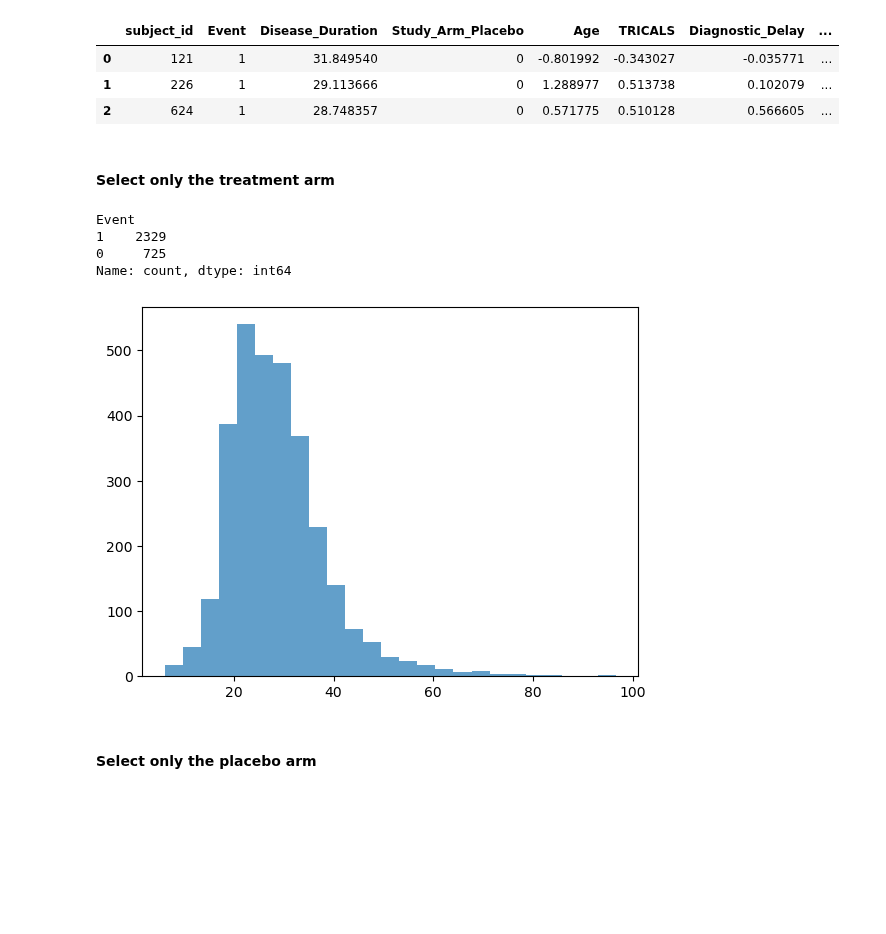
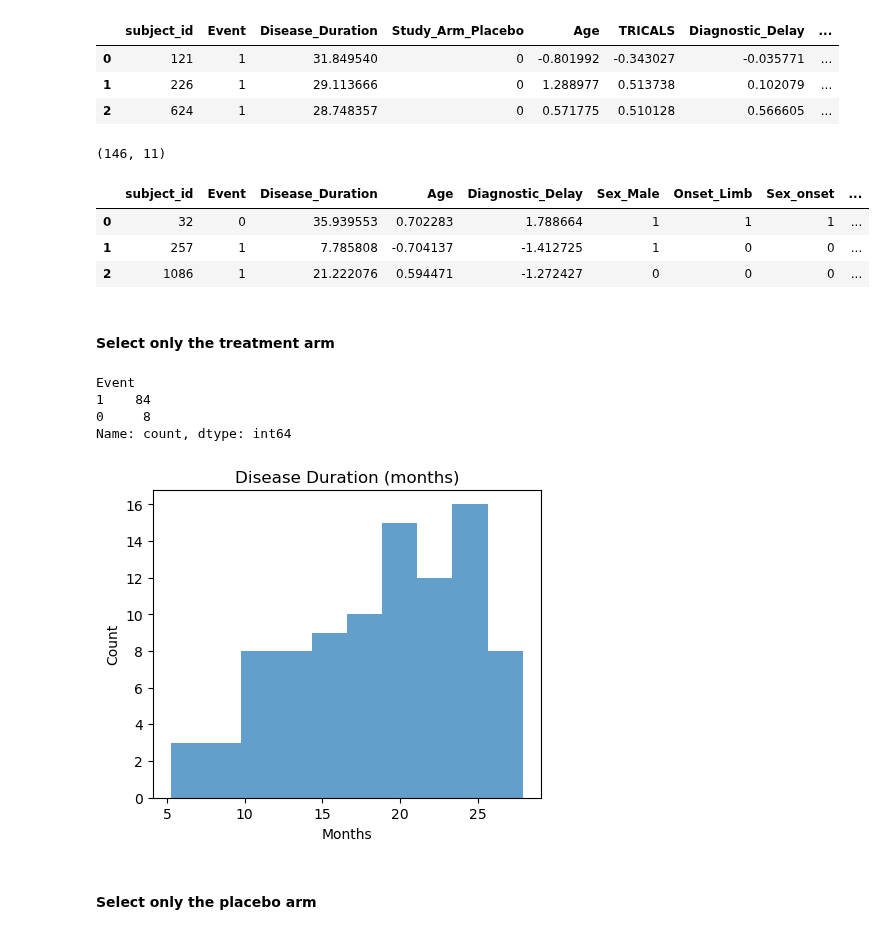
Before and after one commit to Uzoemeka/All_ALS_Data, a Jupyter notebook: 07.3_flexible_parametric_model_script_val_functionized_main_placebo_ext_trt_val.ipynb, the cells around one changed output. Cells and saved outputs as stored; diff of their text form; code cells hidden in the pictures; blank space fills up the shorter version.

```diff
--- a/07.3_flexible_parametric_model_script_val_functionized_main_placebo_ext_trt_val.ipynb
+++ b/07.3_flexible_parametric_model_script_val_functionized_main_placebo_ext_trt_val.ipynb
@@ -42,15 +43,27 @@ miro0 = pd.read_csv('/Users/Apple/projects/ALS_Digital_Twins/All_processed_data/
 miroli0 = pd.read_csv('/Users/Apple/projects/ALS_Digital_Twins/All_processed_data/DataFile/miroli0_processed_data_for_fp_model_21-01-2026.csv')
 ril_3010 = pd.read_csv('/Users/Apple/projects/ALS_Digital_Twins/All_processed_data/DataFile/ril_3010_processed_data_for_fp_model_21-01-2026.csv')
 proact0 = pd.read_csv('/Users/Apple/projects/ALS_Digital_Twins/All_processed_data/DataFile/proact0_processed_data_for_fp_model_21-01-2026.csv')
+MND_lica = pd.read_csv('/Users/Apple/projects/ALS_Digital_Twins/All_processed_data/DataFIle/MNDRegisterDataset_licals.csv')
+MND_miro = pd.read_csv('/Users/Apple/projects/ALS_Digital_Twins/All_processed_data/DataFIle/MNDRegisterDataset_mirocals.csv')
+MND_rilu = pd.read_csv('/Users/Apple/projects/ALS_Digital_Twins/All_processed_data/DataFIle/MNDRegisterDataset_riluzole.csv')
+# %%
+proact0.head(3)
+# %% [output]
+|  | subject_id | Event | Disease_Duration | Study_Arm_Placebo | Age | TRICALS | Diagnostic_Delay | ... |
+| 0 | 121 | 1 | 31.849540 | 0 | -0.801992 | -0.343027 | -0.035771 | ... |
+| 1 | 226 | 1 | 29.113666 | 0 | 1.288977 | 0.513738 | 0.102079 | ... |
+| 2 | 624 | 1 | 28.748357 | 0 | 0.571775 | 0.510128 | 0.566605 | ... |
 # %%
 proact0 = proact0[proact0['Disease_Duration'] < 120]
 # %%
-proact0.head(3)
+print(MND_lica.shape)
+MND_lica.head(3)
 # %% [output]
+(146, 11)
-|  | subject_id | Event | Disease_Duration | Study_Arm_Placebo | Age | TRICALS | Diagnostic_Delay | ... |
-| 0 | 121 | 1 | 31.849540 | 0 | -0.801992 | -0.343027 | -0.035771 | ... |
-| 1 | 226 | 1 | 29.113666 | 0 | 1.288977 | 0.513738 | 0.102079 | ... |
-| 2 | 624 | 1 | 28.748357 | 0 | 0.571775 | 0.510128 | 0.566605 | ... |
+|  | subject_id | Event | Disease_Duration | Age | Diagnostic_Delay | Sex_Male | Onset_Limb | Sex_onset | ... |
+| 0 | 32 | 0 | 35.939553 | 0.702283 | 1.788664 | 1 | 1 | 1 | ... |
+| 1 | 257 | 1 | 7.785808 | -0.704137 | -1.412725 | 1 | 0 | 0 | ... |
+| 2 | 1086 | 1 | 21.222076 | 0.594471 | -1.272427 | 0 | 0 | 0 | ... |
 # %% [markdown]
 #### **Select only the treatment arm**
 # %%
@@ -60,14 +73,18 @@ miroli0_trt = miroli0[miroli0['Study_Arm_Placebo'] == 0].copy()
 ril_3010_trt = ril_3010[ril_3010['Study_Arm_Placebo'] == 0].copy()
 proact0_trt = proact0[proact0['Study_Arm_Placebo'] == 0].copy()
 # %%
-print(f"{proact0_trt.Event.value_counts()}")
+print(f"{MND_miro.Event.value_counts()}")
 # %% [output]
 Event
-1    2329
-0     725
+1    84
+0     8
 Name: count, dtype: int64
-# %%
-plt.hist(proact0_trt.Disease_Duration, bins=25, density=False, alpha=0.7)
-plt.show()
-# %% [output]
-[figure, removed]
+# %%
+plt.figure(figsize=(5, 4))
+plt.hist(MND_miro.Disease_Duration, bins=10, density=False, alpha=0.7)
+plt.title("Disease Duration (months)")
+plt.xlabel("Months")
+plt.ylabel("Count")
+plt.show()
+# %% [output]
+[figure, added]
```
Also changed, not shown: parts of 23 cells of this notebook, 15 other files.
